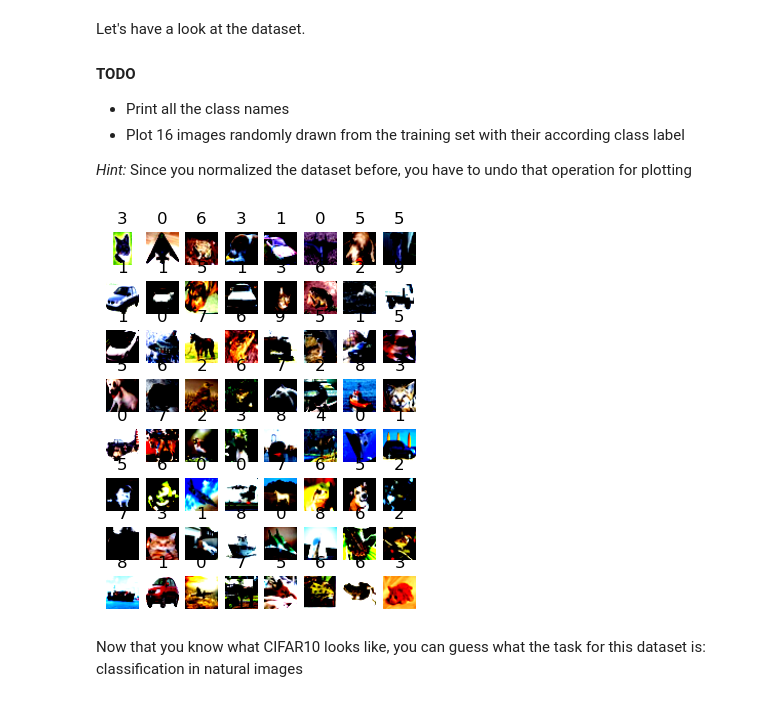
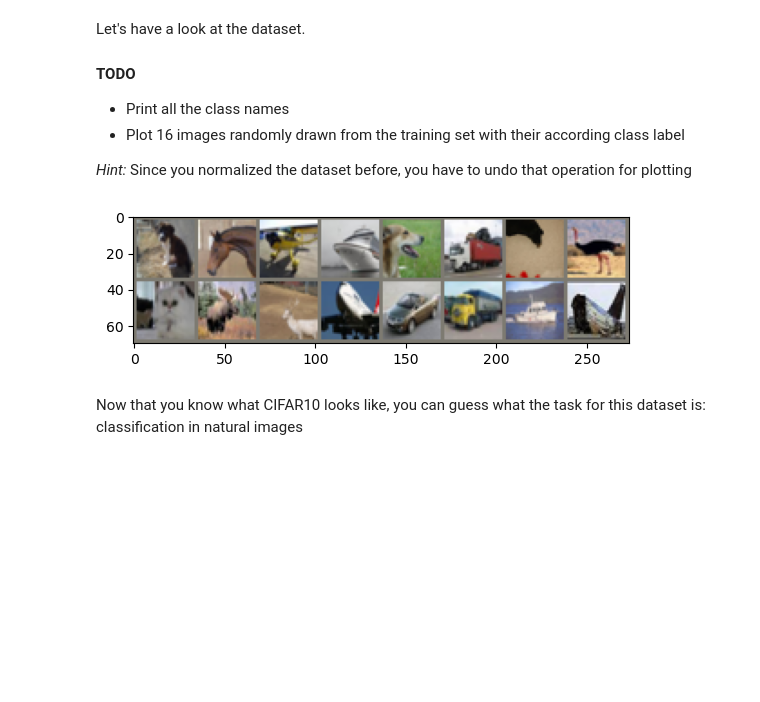
Before and after one commit to lhahner/deep-learning-computer-vision-exercises-wise-25, a Jupyter notebook: Ex1_2025.ipynb, the cells around one changed output. Saved outputs shown, nothing was run; the diff lists cells and outputs as text; code cells hidden in the pictures; blank space fills up the shorter version.

```diff
--- a/Ex1_2025.ipynb
+++ b/Ex1_2025.ipynb
@@ -337,7 +335,7 @@ Let's have a look at the dataset.
 
 *Hint:* Since you normalized the dataset before, you have to undo that operation for plotting
 # %%
-def imshow(img):
+def imshow(img, mean, std):
     """Undo normalization using mean and standard deviation and show image.
 
     Args:
@@ -348,29 +346,23 @@ def imshow(img):
             used to normalize the dataset.
     """
     # Define function to plot
-
-    figure = plt.figure(figsize=(4, 5))
-    cols, rows = 4, 4
-    for i in range(1, cols * rows + 1):
-        sample_idx = torch.randint(len(trainset), size=(1,)).item()
-        img, label = trainset[sample_idx]
-        figure.add_subplot(rows, cols, i)
-        plt.title(label)
-        plt.axis("off")
-        img = np.clip(img, 0, 1)
-        plt.imshow(img.permute(1, 2, 0), cmap="gray")
+    denormalize = torchvision.transforms.Normalize((-1 * mean / std), (1.0 / std))
+    img = denormalize(img)
+    npimg = img.numpy()
+    plt.imshow(np.transpose(npimg, (1,2,0)))
     plt.show()
-imshow(img)
-# %% [output]
-[figure, removed]
 # %%
 # Create actual plot and print the class names
+import random
 
-####################
-## YOUR CODE HERE ##
-####################
+random_img = random.sample(list(trainset), 16)
+images = [img[0] for img in random_img]
+imshow(torchvision.utils.make_grid(images), dataset_mean, dataset_std)
+#print([trainset.classes[img[1]] for img in random_img])
 
 # Hint: Use `torchvision.utils.make_grid`.
+# %% [output]
+[figure, added]
 # %% [markdown]
 Now that you know what CIFAR10 looks like, you can guess what the task for this dataset is: classification in natural images
 # %% [markdown]
```
Also changed, not shown: parts of 31 cells of this notebook.
